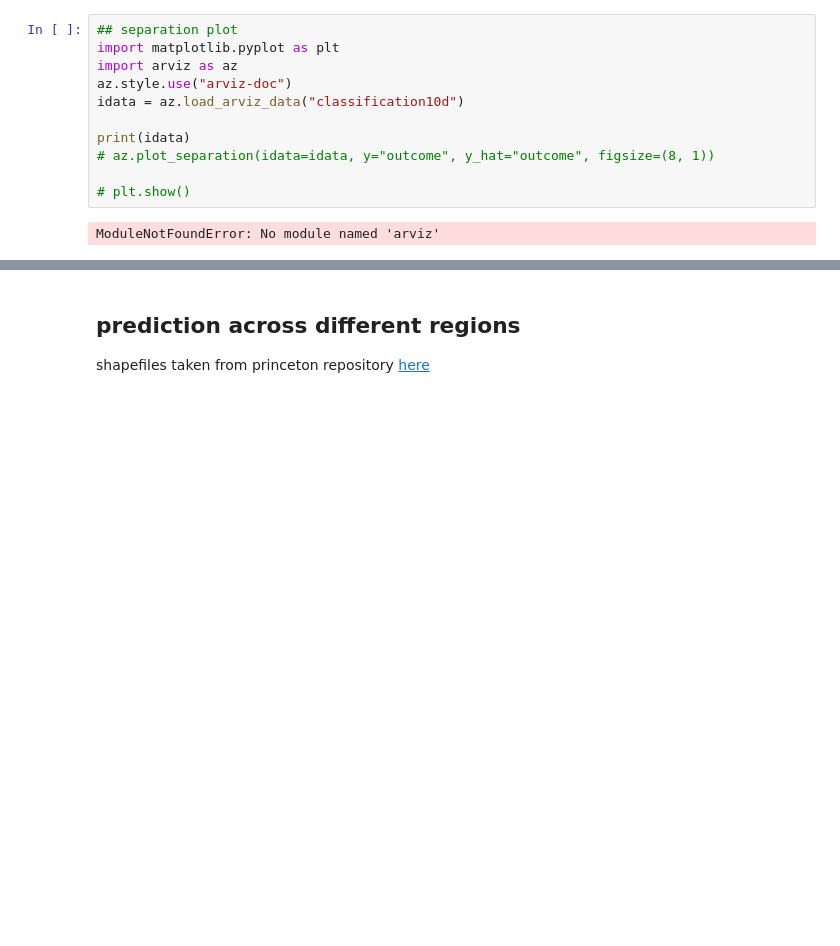
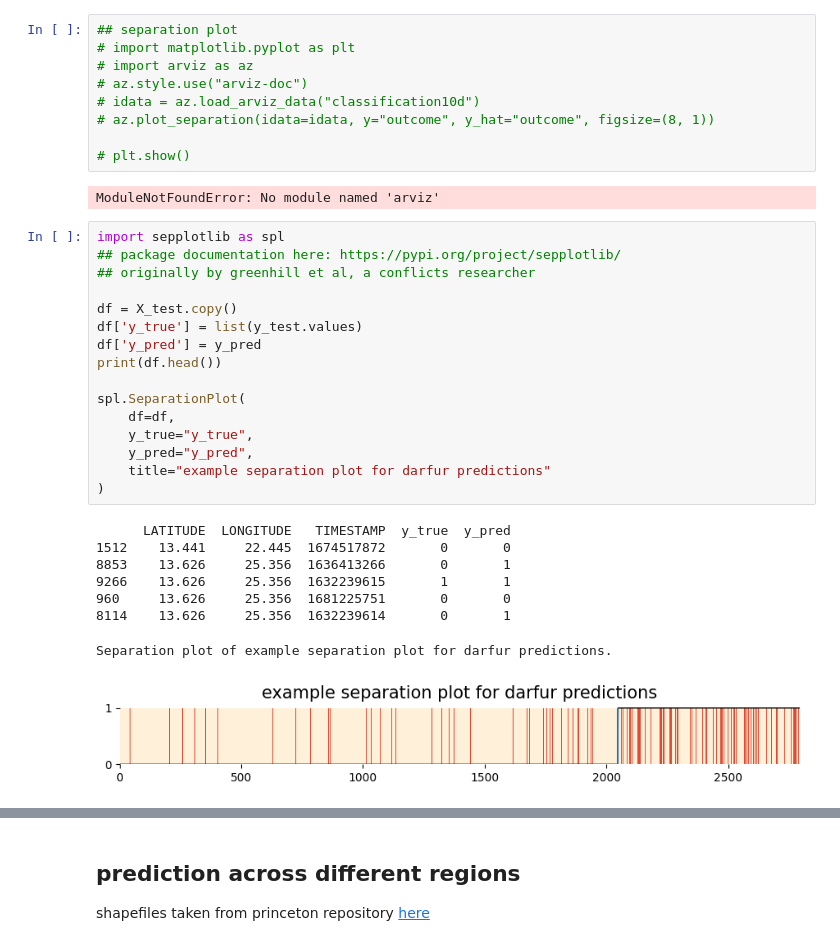
Before and after one commit to kaylanhua/conflicts, a Jupyter notebook: random_forest/random_forest.ipynb, the cells around one changed output, grey strips where cells are left out. Saved outputs shown, nothing was run; the diff lists cells and outputs as text; blank space fills up the shorter version.

```diff
--- a/random_forest/random_forest.ipynb
+++ b/random_forest/random_forest.ipynb
@@ -183,14 +183,37 @@ PartialDependenceDisplay.from_estimator(rf_best, X_train, features, kind='both')
 [figure]
 # %%
 ## separation plot
-import matplotlib.pyplot as plt
-import arviz as az
-az.style.use("arviz-doc")
-idata = az.load_arviz_data("classification10d")
-
-print(idata)
+# import matplotlib.pyplot as plt
+# import arviz as az
+# az.style.use("arviz-doc")
+# idata = az.load_arviz_data("classification10d")
 # az.plot_separation(idata=idata, y="outcome", y_hat="outcome", figsize=(8, 1))
 
 # plt.show()
 # %% [output]
 ModuleNotFoundError: No module named 'arviz'
+# %%
+import sepplotlib as spl
+## package documentation here: https://pypi.org/project/sepplotlib/
+## originally by greenhill et al, a conflicts researcher
+
+df = X_test.copy()
+df['y_true'] = list(y_test.values)
+df['y_pred'] = y_pred
+print(df.head())
+
+spl.SeparationPlot(
+    df=df,
+    y_true="y_true",
+    y_pred="y_pred",
+    title="example separation plot for darfur predictions"
+)
+# %% [output]
+      LATITUDE  LONGITUDE   TIMESTAMP  y_true  y_pred
+1512    13.441     22.445  1674517872       0       0
+8853    13.626     25.356  1636413266       0       1
+9266    13.626     25.356  1632239615       1       1
+960     13.626     25.356  1681225751       0       0
+8114    13.626     25.356  1632239614       0       1
+Separation plot of example separation plot for darfur predictions.
+[figure, added]
```
Also changed, not shown: parts of 2 cells of this notebook.
